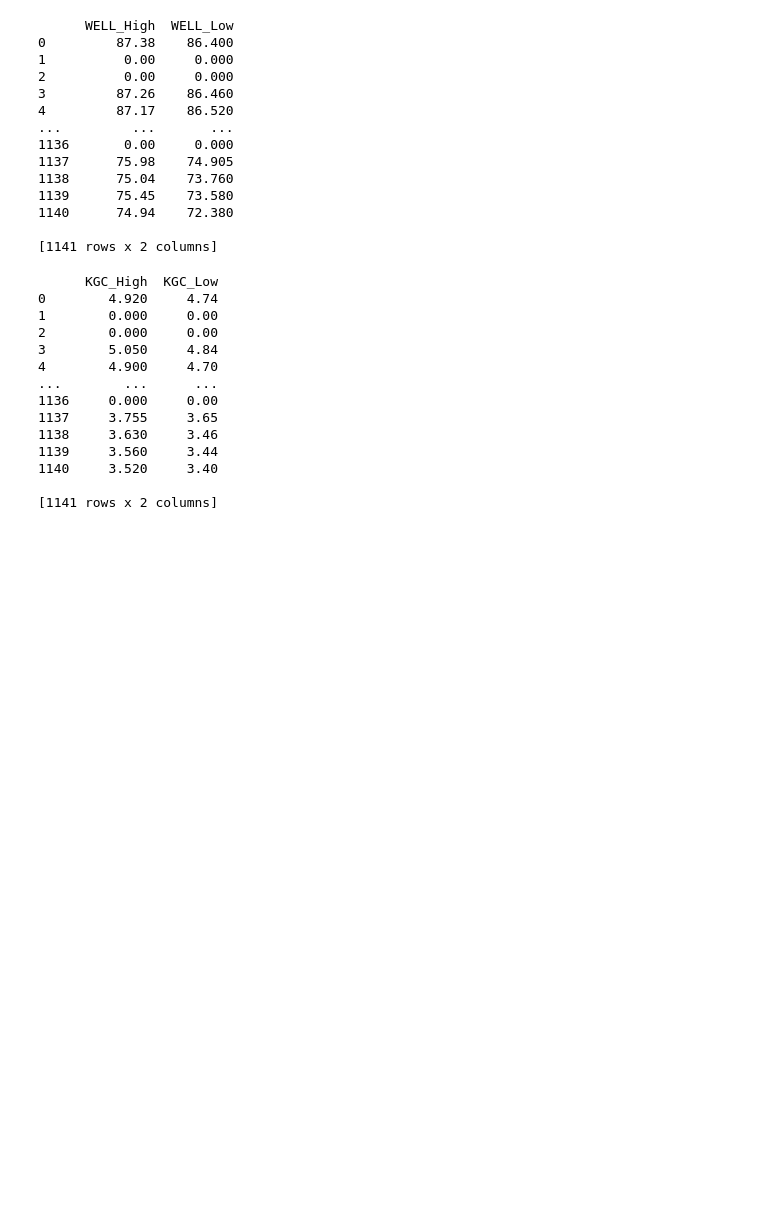
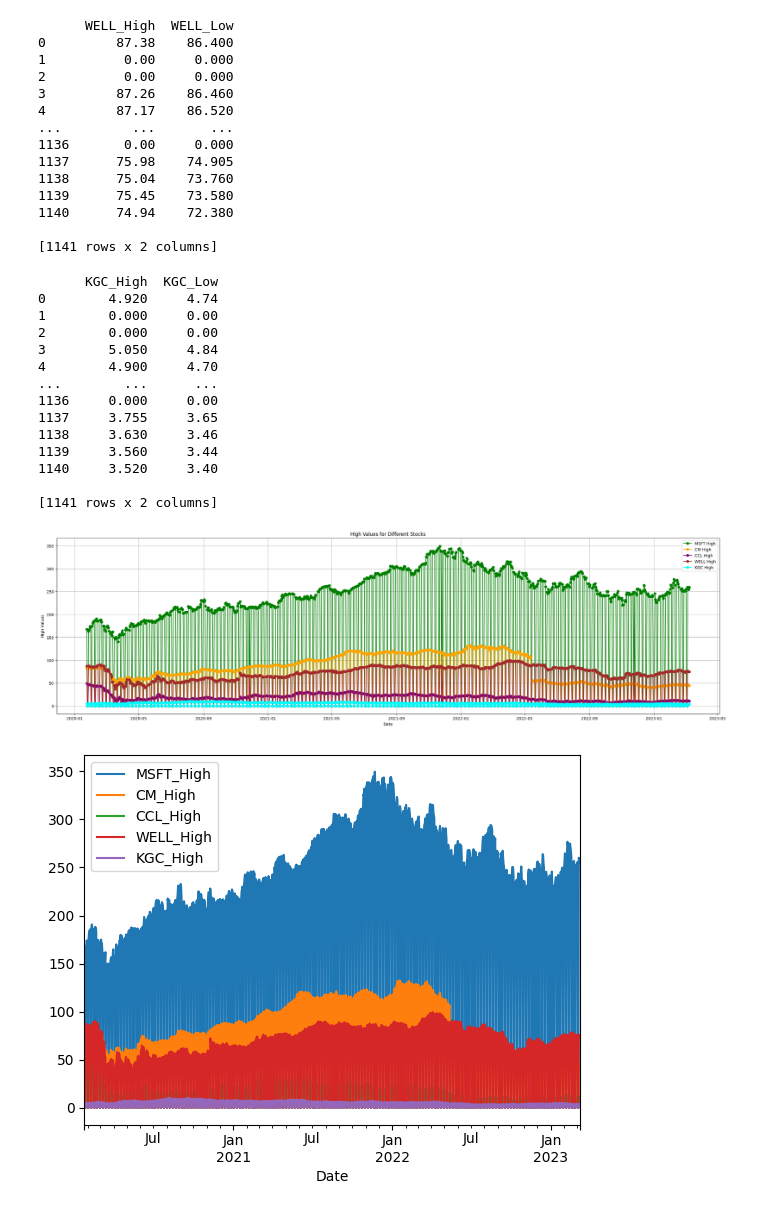
Before and after one commit to AshimaSharma25/Prog_DS_final_project, a Jupyter notebook: final_project.ipynb, the cells around one changed output. Cells and saved outputs as stored; diff of their text form; code cells hidden in the pictures; blank space fills up the shorter version.

Commit message:
Add summary visualization - DJ

```diff
--- a/final_project.ipynb
+++ b/final_project.ipynb
@@ -423,3 +420,51 @@ print(global_data[[ 'KGC_High', 'KGC_Low']])
 1140     3.520     3.40
 
 [1141 rows x 2 columns]
+# %%
+# Assuming global_data contains columns 'Date', 'MSFT_High', 'CM_High', 'CCL_High', 'WELL_High', 'KGC_High'
+
+# Create a DataFrame with sample data (replace this with your actual data)
+# global_data = ...
+
+# Convert the 'Date' column to datetime format
+global_data['Date'] = pd.to_datetime(global_data['Date'])
+
+# Sort DataFrame by date (if not already sorted)
+global_data = global_data.sort_values(by='Date')
+
+
+# Plotting high values for IBM, CGI, EXPE, SPG, BTO using a simple line chart
+plt.figure(figsize=(30, 8))
+
+plt.plot(global_data['Date'], global_data['MSFT_High'], label='MSFT High', marker='o', color='green', linestyle='-')
+plt.plot(global_data['Date'], global_data['CM_High'], label='CM High', marker='o', color='orange', linestyle='-')
+plt.plot(global_data['Date'], global_data['CCL_High'], label='CCL High', marker='o', color='purple', linestyle='-')
+plt.plot(global_data['Date'], global_data['WELL_High'], label='WELL High', marker='o', color='brown', linestyle='-')
+plt.plot(global_data['Date'], global_data['KGC_High'], label='KGC High', marker='o', color='cyan', linestyle='-')
+
+# Customize the plot
+plt.title('High Values for Different Stocks')
+plt.xlabel('Date')
+plt.ylabel('High Values')
+plt.legend()
+plt.grid(True)
+
+plt.show()
+
+# Setup matplotlib
+import matplotlib.pyplot as plt
+
+# Create an axes object
+axes = plt.gca()
+
+
+
+# pass the axes object to plot function
+global_data.plot(kind='line', x='Date', y='MSFT_High', ax=axes);
+global_data.plot(kind='line', x='Date', y='CM_High', ax=axes);
+global_data.plot(kind='line', x='Date', y='CCL_High', ax=axes);
+global_data.plot(kind='line', x='Date', y='WELL_High', ax=axes);
+global_data.plot(kind='line', x='Date', y='KGC_High', ax=axes);
+# %% [output]
+[figure, added]
+[figure, added]
```
Also changed, not shown: parts of 1 cell of this notebook.
